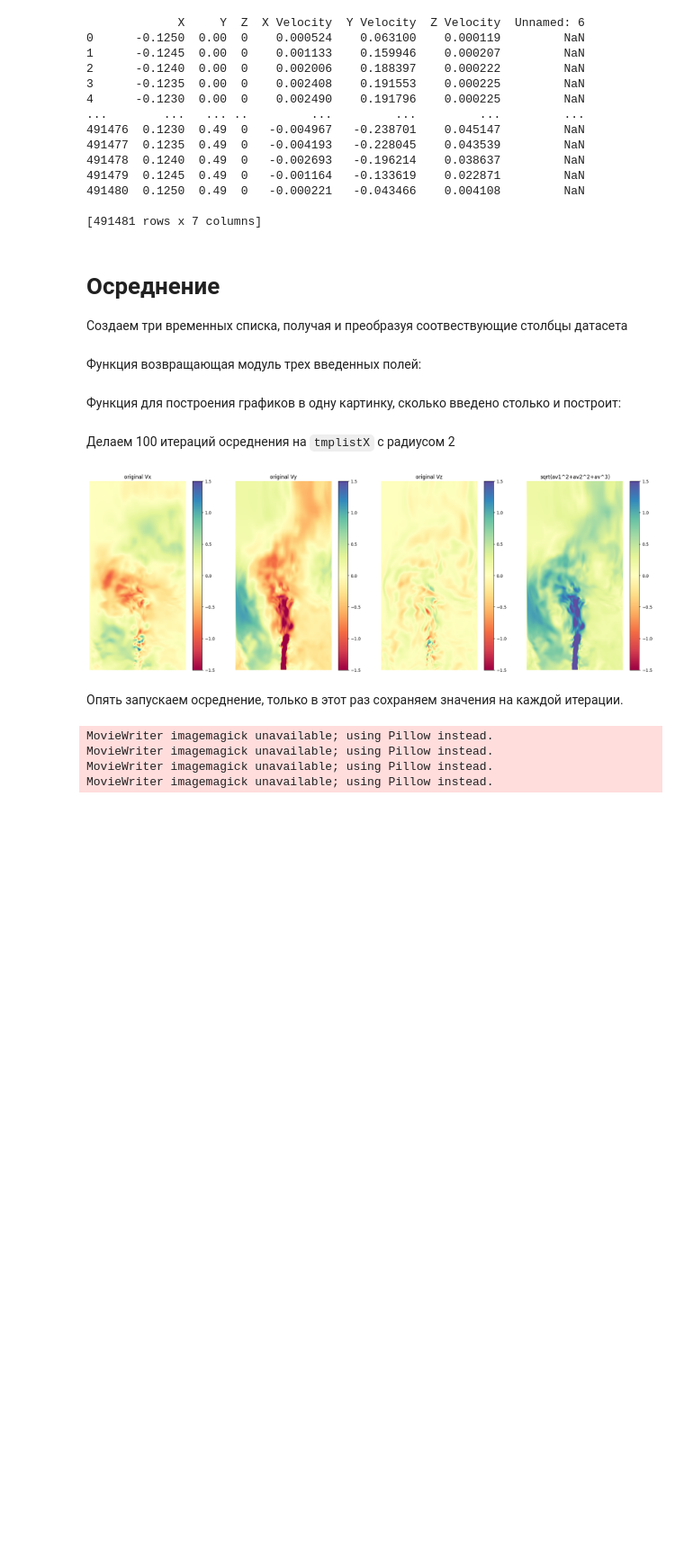
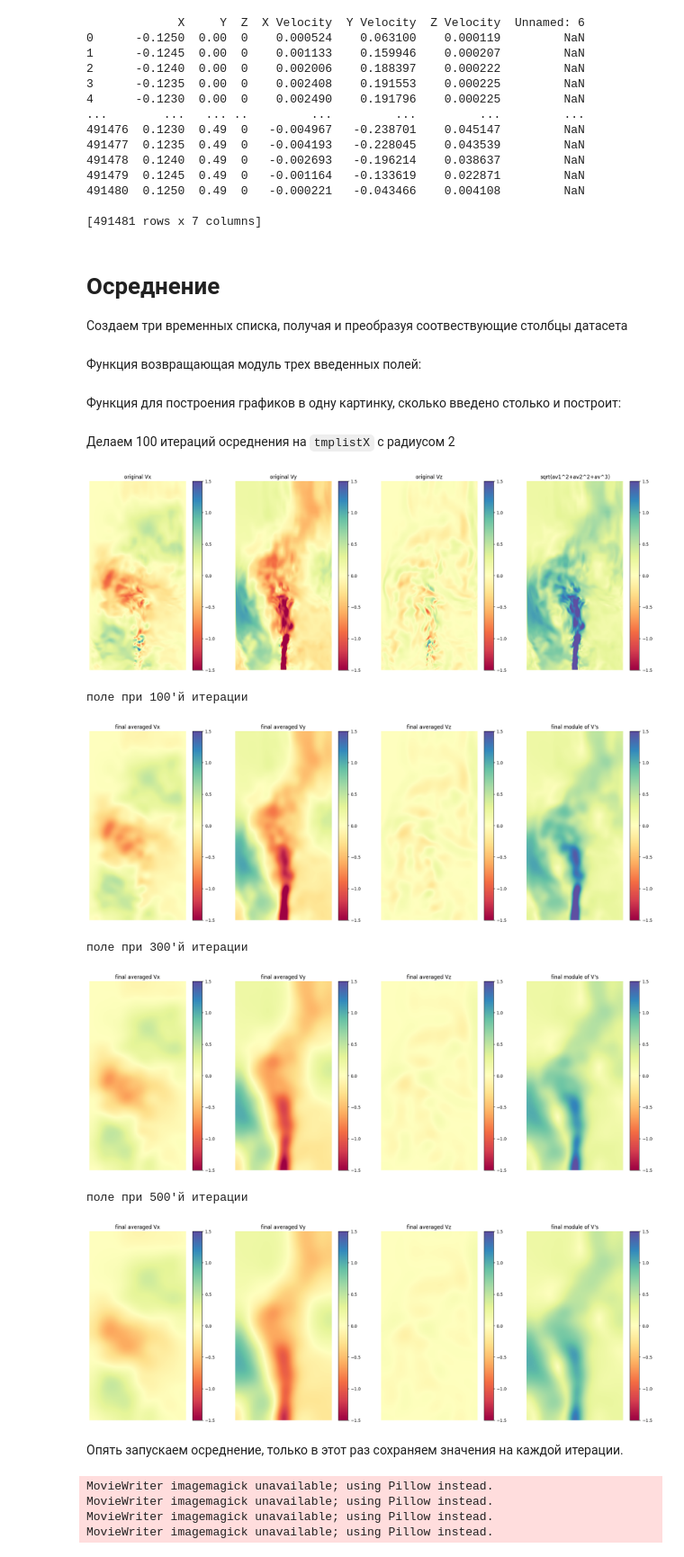
Before and after one commit to germanFid/FieldAveraging, a Jupyter notebook: playground.ipynb, the cells around one changed output. Shown at 90% size. Saved outputs shown, nothing was run; the diff lists cells and outputs as text; code cells hidden in the pictures; blank space fills up the shorter version.

```diff
--- a/playground.ipynb
+++ b/playground.ipynb
@@ -124,15 +126,18 @@ normalize = [-1.5, 1.5]
 # Define radius of averaging
 av_radius = 2
 
+# Define max_processes
+m_processes = 16
+
 all_coord_mod = calculate_module_of_arrays((tmplistX, tmplistY, tmplistZ))
 
-tmplistX = np.array(tmplistX)
-tmplistY = np.array(tmplistY)
-tmplistZ = np.array(tmplistZ)
+# tmplistX = np.array(tmplistX)
+# tmplistY = np.array(tmplistY)
+# tmplistZ = np.array(tmplistZ)
 
-av1 = tmplistX
-av2 = tmplistY
-av3 = tmplistZ
+# av1 = tmplistX
+# av2 = tmplistY
+# av3 = tmplistZ
 
 graphics = []
 graphics.append(tmplistX)
@@ -144,14 +149,16 @@ titles = ["original Vx", "original Vy", "original Vz", "sqrt(av1^2+av2^2+av^3)"]
 
 plot_figures_in_row(graphics, titles=titles, figsize=figsize, show_axes=show_axes, show_colorbar=show_colorbar, font_size=font_size, subplot_widths=subplot_widths, normalize=normalize)
 
-av1 = basic_2d_array_averaging(tmplistX, av_radius)
-av2 = basic_2d_array_averaging(tmplistY, av_radius)
-av3 = basic_2d_array_averaging(tmplistZ, av_radius)
+av1 = basic_2d_array_averaging_parallel(np.asarray(tmplistX, dtype=np.float32), av_radius, max_processes=m_processes)
+av2 = basic_2d_array_averaging_parallel(np.asarray(tmplistY, dtype=np.float32), av_radius, max_processes=m_processes)
+av3 = basic_2d_array_averaging_parallel(np.asarray(tmplistZ, dtype=np.float32), av_radius, max_processes=m_processes)
 
-for i in range(100):
-    av1 = basic_2d_array_averaging(av1, av_radius)
-    av2 = basic_2d_array_averaging(av2, av_radius)
-    av3 = basic_2d_array_averaging(av3, av_radius)
+with tqdm(total=100) as pbar:
+    for i in range(100):
+        av1 = basic_2d_array_averaging_parallel(av1, av_radius, max_processes=m_processes)
+        av2 = basic_2d_array_averaging_parallel(av2, av_radius, max_processes=m_processes)
+        av3 = basic_2d_array_averaging_parallel(av3, av_radius, max_processes=m_processes)
+        pbar.update(1)
 all_coord_mod = calculate_module_of_arrays((av1, av2, av3))
 
 titles = ["final averaged Vx", "final averaged Vy", "final averaged Vz", "final module of V's"]
@@ -161,41 +168,51 @@ graphics = []
 graphics.append(av1)
 graphics.append(av2)
 graphics.append(av3)
 graphics.append(all_coord_mod)
 
 plot_figures_in_row(graphics, titles=titles, figsize=figsize, show_axes=show_axes, show_colorbar=show_colorbar, font_size=font_size, subplot_widths=subplot_widths, normalize=normalize)
 
-for i in range(200):
-    av1 = basic_2d_array_averaging(av1, av_radius)
-    av2 = basic_2d_array_averaging(av2, av_radius)
-    av3 = basic_2d_array_averaging(av3, av_radius)
+with tqdm(total=200) as pbar:
+    for i in range(200):
+        av1 = basic_2d_array_averaging_parallel(av1, av_radius, max_processes=m_processes)
+        av2 = basic_2d_array_averaging_parallel(av2, av_radius, max_processes=m_processes)
+        av3 = basic_2d_array_averaging_parallel(av3, av_radius, max_processes=m_processes)
+        pbar.update(1)
 all_coord_mod = calculate_module_of_arrays((av1, av2, av3))
 
 print('поле при '+str(i+101)+"'й итерации")
 graphics = []
 graphics.append(av1)
 graphics.append(av2)
 graphics.append(av3)
 graphics.append(all_coord_mod)
 
 plot_figures_in_row(graphics, titles=titles, figsize=figsize, show_axes=show_axes, show_colorbar=show_colorbar, font_size=font_size, subplot_widths=subplot_widths, normalize=normalize)
 
-for i in range(200):
-    av1 = basic_2d_array_averaging(av1, av_radius)
-    av2 = basic_2d_array_averaging(av2, av_radius)
-    av3 = basic_2d_array_averaging(av3, av_radius)
+with tqdm(total=200) as pbar:
+    for i in range(200):
+        av1 = basic_2d_array_averaging_parallel(av1, av_radius, max_processes=m_processes)
+        av2 = basic_2d_array_averaging_parallel(av2, av_radius, max_processes=m_processes)
+        av3 = basic_2d_array_averaging_parallel(av3, av_radius, max_processes=m_processes)
+        pbar.update(1)
 all_coord_mod = calculate_module_of_arrays((av1, av2, av3))
 
 print('поле при '+str(i+301)+"'й итерации")
 graphics = []
 graphics.append(av1)
 graphics.append(av2)
 graphics.append(av3)
 graphics.append(all_coord_mod)
 
 plot_figures_in_row(graphics, titles=titles, figsize=figsize, show_axes=show_axes, show_colorbar=show_colorbar, font_size=font_size, subplot_widths=subplot_widths, normalize=normalize)
 # %% [output]
 [figure]
+поле при 100'й итерации
+[figure, added]
+поле при 300'й итерации
+[figure, added]
+поле при 500'й итерации
+[figure, added]
 # %% [markdown]
 Опять запускаем осреднение, только в этот раз сохраняем значения на каждой итерации.
 # %%
```
Also changed, not shown: parts of 4 cells of this notebook.
